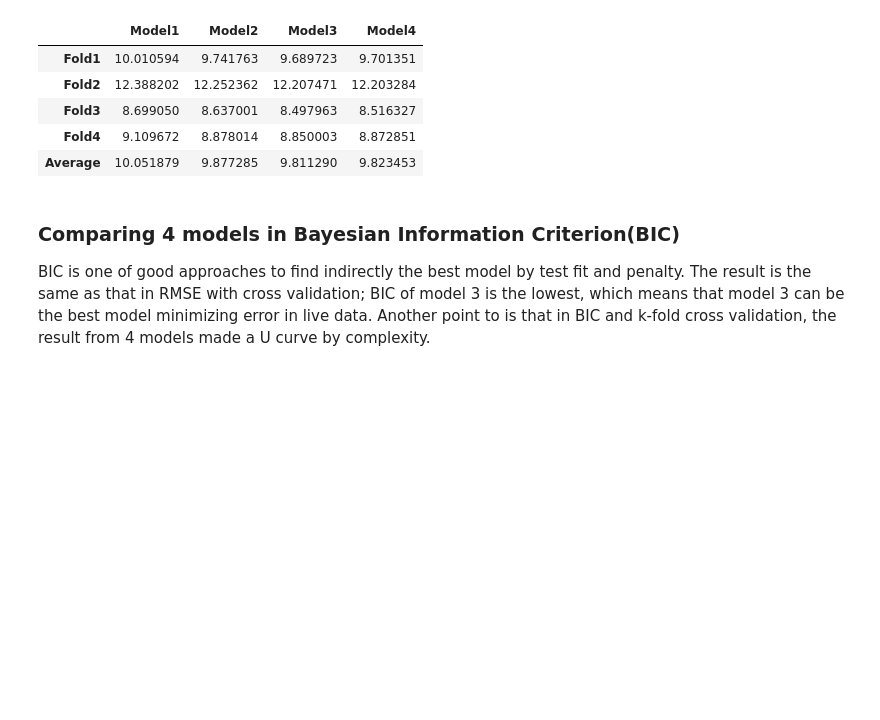
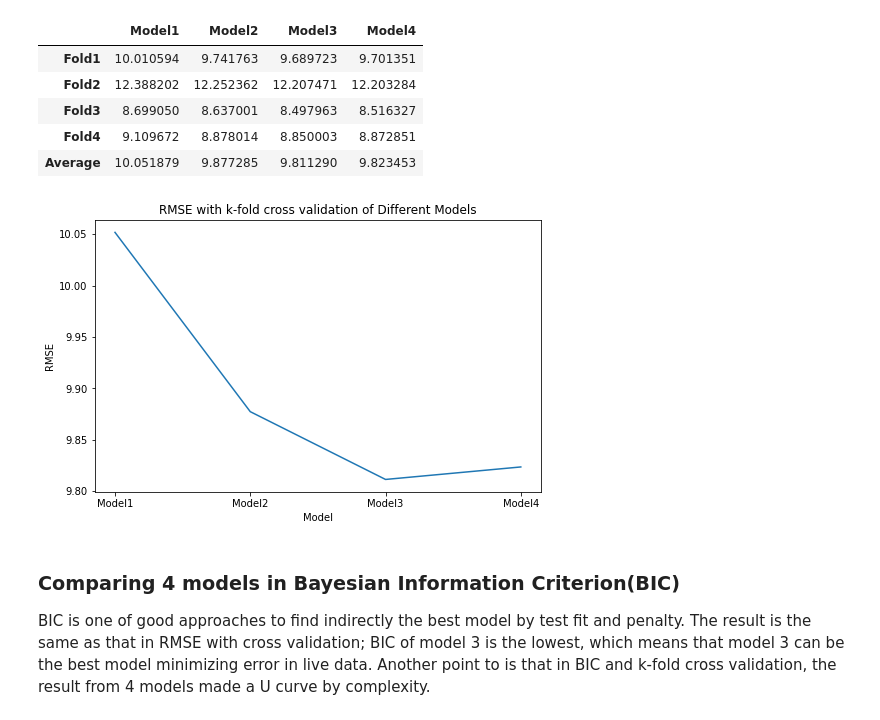
Before and after one commit to Jk33033/Data_Analysis3, a Jupyter notebook: assignment1/assignment1.ipynb, the cells around one changed output. Saved outputs shown, nothing was run; the diff lists cells and outputs as text; code cells hidden in the pictures; blank space fills up the shorter version.

```diff
--- a/assignment1/assignment1.ipynb
+++ b/assignment1/assignment1.ipynb
@@ -171,6 +205,16 @@ summarize_cv(cv_list)
 | Fold3 | 8.699050 | 8.637001 | 8.497963 | 8.516327 |
 | Fold4 | 9.109672 | 8.878014 | 8.850003 | 8.872851 |
 | Average | 10.051879 | 9.877285 | 9.811290 | 9.823453 |
+# %%
+#plot with pd
+plt.figure(figsize=(8, 5))
+plt.plot(models, summarize_cv(cv_list).T["Average"])
+plt.xlabel('Model')
+plt.ylabel('RMSE')
+plt.title('RMSE with k-fold cross validation of Different Models')
+plt.show()
+# %% [output]
+[figure, added]
 # %% [markdown]
 ### Comparing 4 models in Bayesian Information Criterion(BIC)
 BIC is one of good approaches to find indirectly the best model by test fit and penalty.
```
Also changed, not shown: parts of 5 cells of this notebook, 7 other files.
